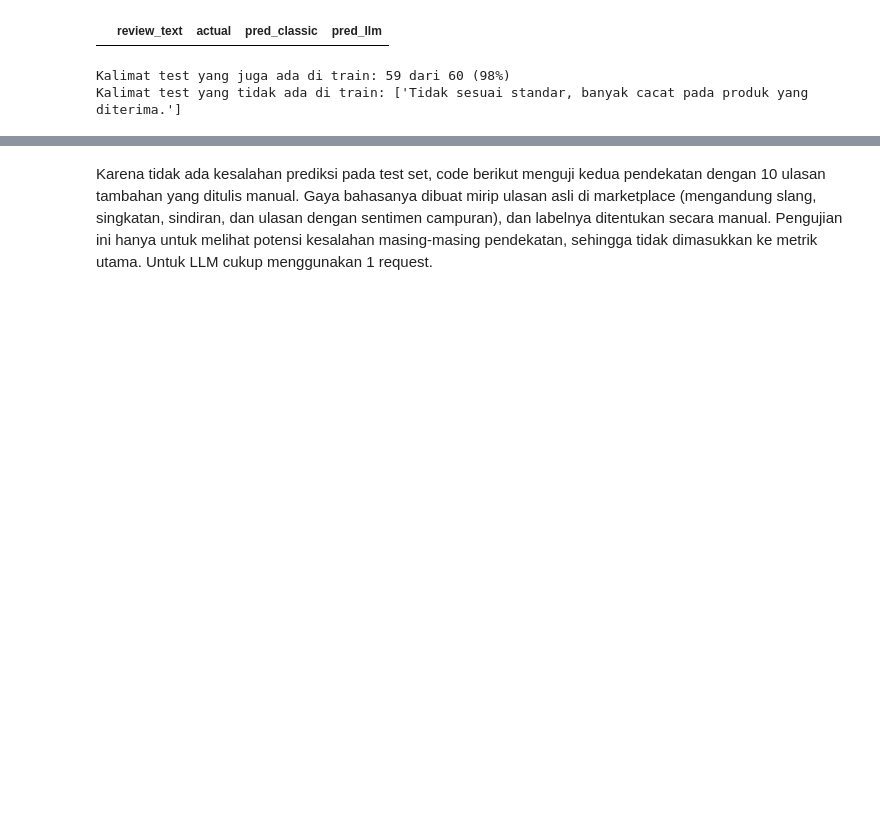
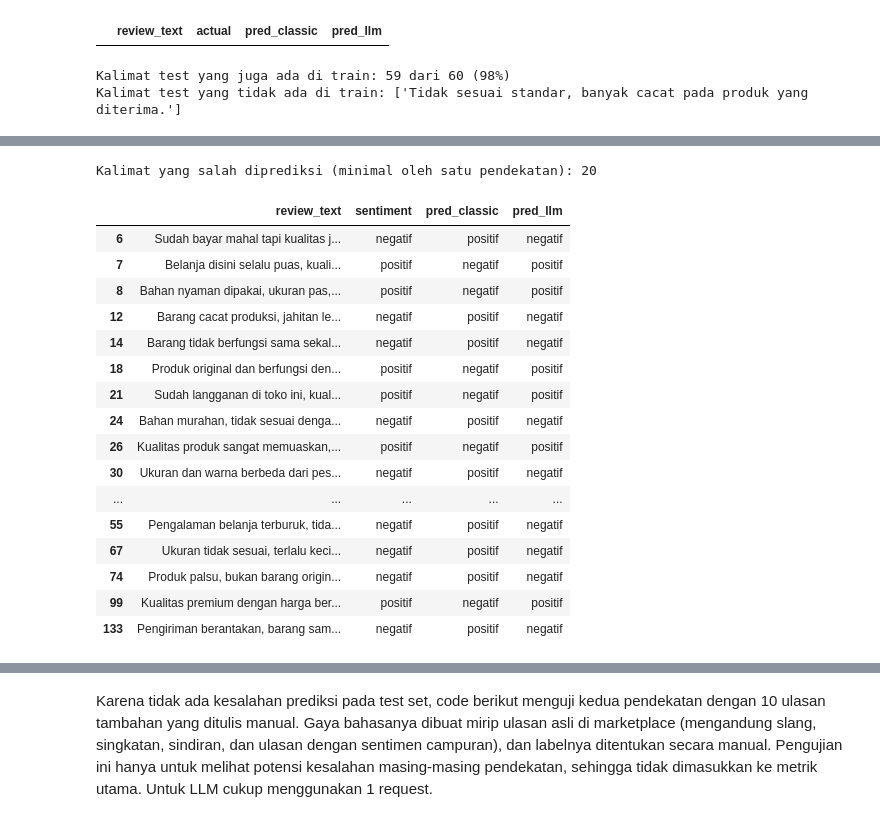
Before and after one commit to AzizuAhmad/assignment-model-experiment-azizu-ahmad, a Jupyter notebook: notebook/experiment_notebook.ipynb, the cells around one changed output, grey strips where cells are left out. Saved outputs shown, nothing was run; the diff lists cells and outputs as text; code cells hidden in the pictures; blank space fills up the shorter version.

```diff
--- a/notebook/experiment_notebook.ipynb
+++ b/notebook/experiment_notebook.ipynb
@@ -461,0 +540,23 @@ Kalimat test yang tidak ada di train: ['Tidak sesuai standar, banyak cacat pada
+# %%
+salah_unik = unik[(unik['pred_classic'] != unik['sentiment']) | (unik['pred_llm'] != unik['sentiment'])]
+print('Kalimat yang salah diprediksi (minimal oleh satu pendekatan):', len(salah_unik))
+salah_unik
+# %% [output]
+Kalimat yang salah diprediksi (minimal oleh satu pendekatan): 20
+|  | review_text | sentiment | pred_classic | pred_llm |
+| 6 | Sudah bayar mahal tapi kualitas j... | negatif | positif | negatif |
+| 7 | Belanja disini selalu puas, kuali... | positif | negatif | positif |
+| 8 | Bahan nyaman dipakai, ukuran pas,... | positif | negatif | positif |
+| 12 | Barang cacat produksi, jahitan le... | negatif | positif | negatif |
+| 14 | Barang tidak berfungsi sama sekal... | negatif | positif | negatif |
+| 18 | Produk original dan berfungsi den... | positif | negatif | positif |
+| 21 | Sudah langganan di toko ini, kual... | positif | negatif | positif |
+| 24 | Bahan murahan, tidak sesuai denga... | negatif | positif | negatif |
+| 26 | Kualitas produk sangat memuaskan,... | positif | negatif | positif |
+| 30 | Ukuran dan warna berbeda dari pes... | negatif | positif | negatif |
+| ... | ... | ... | ... | ... |
+| 55 | Pengalaman belanja terburuk, tida... | negatif | positif | negatif |
+| 67 | Ukuran tidak sesuai, terlalu keci... | negatif | positif | negatif |
+| 74 | Produk palsu, bukan barang origin... | negatif | positif | negatif |
+| 99 | Kualitas premium dengan harga ber... | positif | negatif | positif |
+| 133 | Pengiriman berantakan, barang sam... | negatif | positif | negatif |
```
Also changed, not shown: parts of 12 cells of this notebook, 5 other files.
